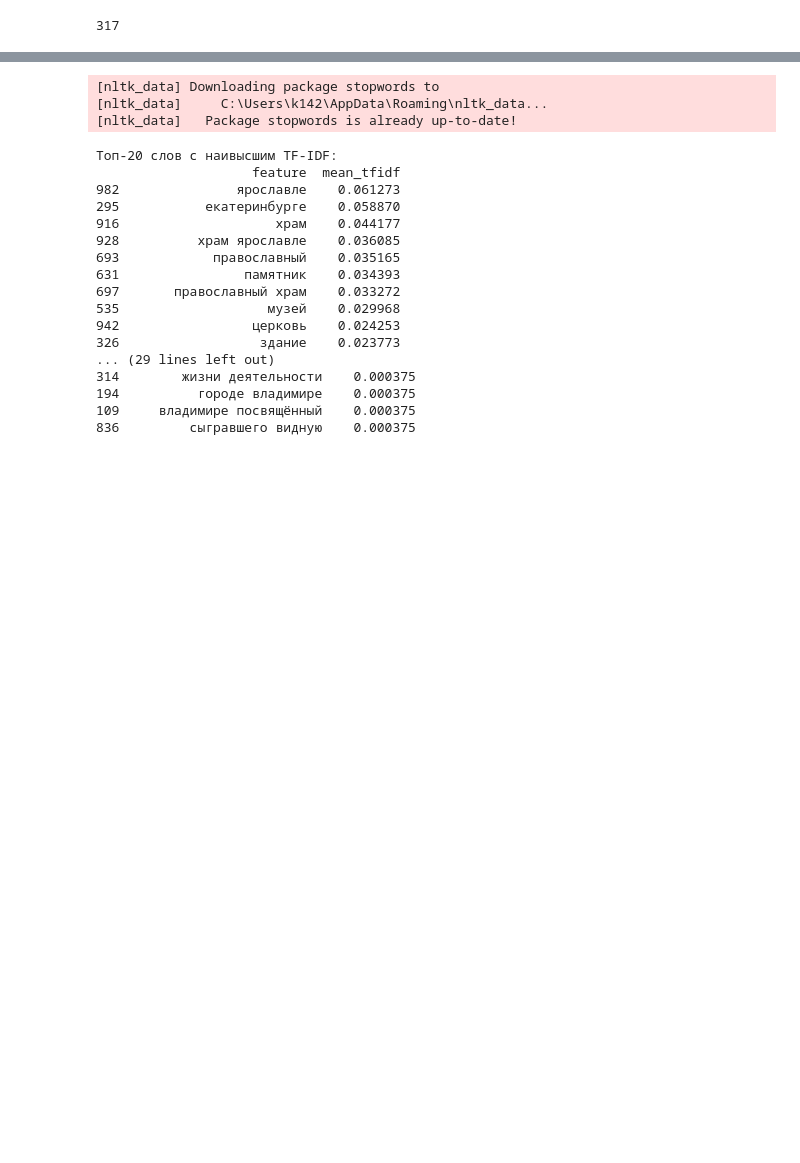
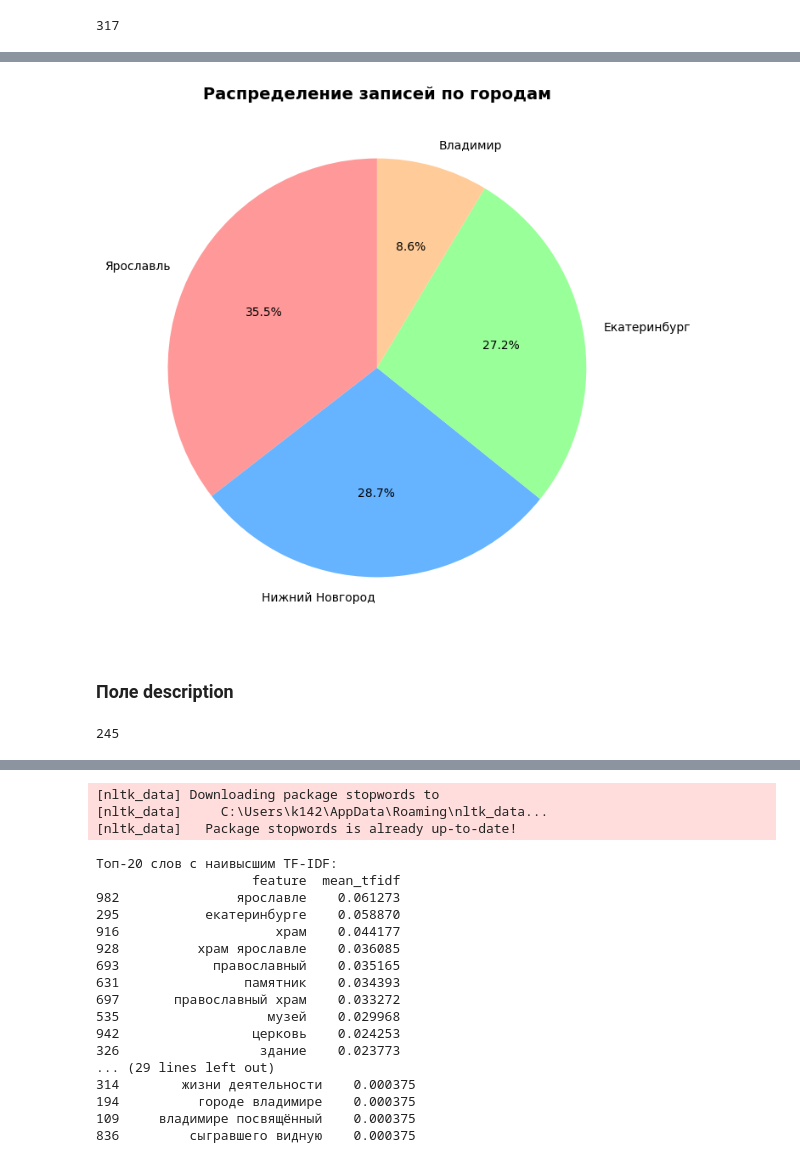
Before and after one commit to alex-chin/dls_part_2_nlp, a Jupyter notebook: week_08_chatgpt_instruction_tuning_RAG/Homework/hw05_rag.ipynb, the cells around one changed output, grey strips where cells are left out. Saved outputs shown, nothing was run; the diff lists cells and outputs as text; code cells hidden in the pictures; blank space fills up the shorter version.

```diff
--- a/week_08_chatgpt_instruction_tuning_RAG/Homework/hw05_rag.ipynb
+++ b/week_08_chatgpt_instruction_tuning_RAG/Homework/hw05_rag.ipynb
@@ -232,0 +311,20 @@ df['Name'].unique().shape[0]
+# %%
+# Круговая диаграмма
+plt.figure(figsize=(8, 8))
+
+city_counts = df['City'].value_counts()
+colors = ['#ff9999', '#66b3ff', '#99ff99', '#ffcc99']
+
+plt.pie(city_counts.values, labels=city_counts.index, autopct='%1.1f%%',
+        colors=colors, startangle=90)
+plt.title('Распределение записей по городам', fontsize=14, fontweight='bold')
+
+plt.show()
+# %% [output]
+[figure, added]
+# %% [markdown]
+### Поле description
+# %%
+df.description.unique().shape[0]
+# %% [output]
+245
```
Also changed, not shown: parts of 24 cells of this notebook.
